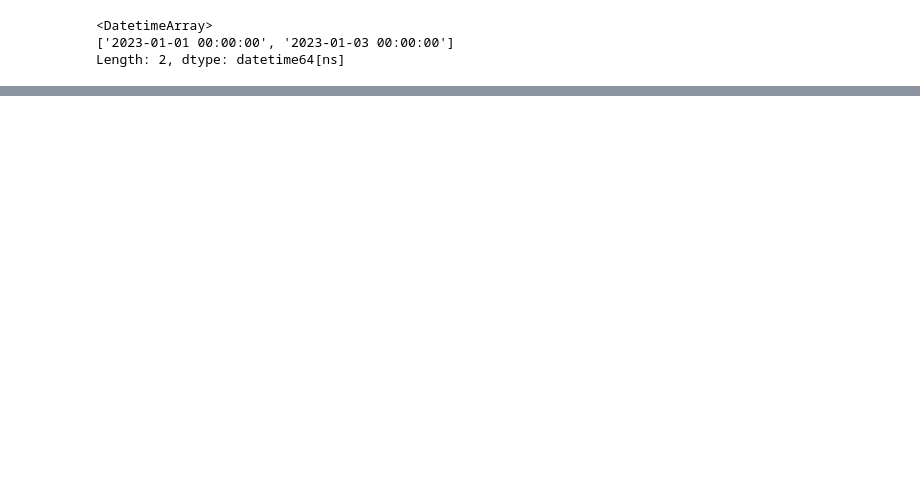
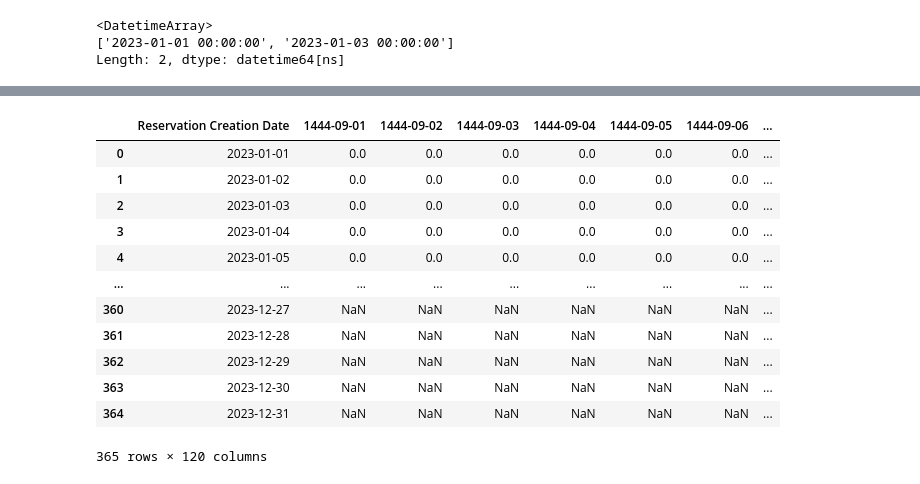
Before and after one commit to Ziadmohamed345/k2s-hotel-reservation, a Jupyter notebook: util-res.ipynb, the cells around one changed output, grey strips where cells are left out. Saved outputs shown, nothing was run; the diff lists cells and outputs as text; code cells hidden in the pictures; blank space fills up the shorter version.

Commit message:
finished data preparation (on DUMMY DATA) for cash-flow and util-res

```diff
--- a/util-res.ipynb
+++ b/util-res.ipynb
@@ -61,7 +66,7 @@ for index, row in df.iterrows():
     check_in_date_hijri = row['Hijri Check-in Date']
     check_out_date_hijri = row['Hijri Check-out Date']
     target_start_day_hijri_temp = Hijri(check_in_date_hijri.year, target_start_day_hijri.month, target_start_day_hijri.day)
-    target_end_day_hijri_temp = Hijri(check_out_date_hijri.year, target_end_day_hijri.month, target_end_day_hijri.day)
+    target_end_day_hijri_temp = Hijri(check_out_date_hijri.year + is_different_year, target_end_day_hijri.month, target_end_day_hijri.day)
 
 
 
@@ -106,3 +111,7 @@ filtered_df
 | 22 | 6 | 2023-01-03 | 2023-04-21 | 2023-04-27 | ... |
 | 23 | 6 | 2023-01-03 | 2023-04-21 | 2023-04-27 | ... |
 | 24 | 6 | 2023-01-03 | 2023-04-21 | 2023-04-27 | ... |
+# %%
+numeric_columns = [col for col in filtered_df.columns if 'date' not in col.lower()]
+filtered_df[numeric_columns] = filtered_df[numeric_columns].apply(pd.to_numeric, errors='coerce').astype('Int64')
+filtered_df.dtypes
@@ -114,11 +136,22 @@ ucdts
 ['2023-01-01 00:00:00', '2023-01-03 00:00:00']
 Length: 2, dtype: datetime64[ns]
 # %%
-# Create the initial dataframe array
 def get_cr_dates_per_year(df):
-    '''
-    cr <=> creation date
-    '''
+    """
+    Retrieve a list of dataframe arrays containing reservation creation dates grouped by year.
+
+    Parameters:
+        df (pandas.DataFrame): The initial dataframe.
+
+    Returns:
+        list: A list of dataframe arrays, where each array contains reservation creation dates for a specific year.
+
+    Example:
+        >>> df = pd.DataFrame({'Reservation Creation Date (MM-DD-YYYY)': ['01-01-2022', '01-02-2022', '01-01-2023', '01-02-2023']})
+        >>> cr_dates_per_year = get_cr_dates_per_year(df)
+        >>> print(cr_dates_per_year)
+        [['01-01-2022', '01-02-2022'], ['01-01-2023', '01-02-2023']]
+    """
     df = df.copy()
     # Group the dataframe array by year
     grouped = df.groupby(df['Reservation Creation Date (MM-DD-YYYY)'].dt.year)
@@ -229,0 +246,16 @@ print(reservation_df)
+# %%
+target_dates_accum_history_dfs = target_dates_history_dfs.copy()
+for tdacc_df in target_dates_accum_history_dfs:
+    # cumulatively add each row to the row below it
+    tdacc_df.fillna(0, inplace=True)
+    tdacc_df[tdacc_df.columns[1:]] = tdacc_df[tdacc_df.columns[1:]].cumsum()
+
+    # when reaching the row where "Reservation Creation Date" is equal to the Column date,
+    # fill that column's remaining rows (after that row) with 0s
+    for i, column_hijri in enumerate(tdacc_df.columns):
+        if not isinstance(column_hijri, Hijri):
+            continue
+        matching_dates_row_idx = tdacc_df.loc[tdacc_df['Reservation Creation Date']==hijri_to_greg(column_hijri)].index[0]
+        if matching_dates_row_idx == len(tdacc_df)-1:
+            continue
+        tdacc_df.iloc[matching_dates_row_idx+1:, i] = np.nan
@@ -229,0 +266,16 @@ print(reservation_df)
+# %%
+target_dates_accum_history_dfs[0]
+# %% [output]
+|  | Reservation Creation Date | 1444-09-01 | 1444-09-02 | 1444-09-03 | 1444-09-04 | 1444-09-05 | 1444-09-06 | ... |
+| 0 | 2023-01-01 | 0.0 | 0.0 | 0.0 | 0.0 | 0.0 | 0.0 | ... |
+| 1 | 2023-01-02 | 0.0 | 0.0 | 0.0 | 0.0 | 0.0 | 0.0 | ... |
+| 2 | 2023-01-03 | 0.0 | 0.0 | 0.0 | 0.0 | 0.0 | 0.0 | ... |
+| 3 | 2023-01-04 | 0.0 | 0.0 | 0.0 | 0.0 | 0.0 | 0.0 | ... |
+| 4 | 2023-01-05 | 0.0 | 0.0 | 0.0 | 0.0 | 0.0 | 0.0 | ... |
+| ... | ... | ... | ... | ... | ... | ... | ... | ... |
+| 360 | 2023-12-27 | NaN | NaN | NaN | NaN | NaN | NaN | ... |
+| 361 | 2023-12-28 | NaN | NaN | NaN | NaN | NaN | NaN | ... |
+| 362 | 2023-12-29 | NaN | NaN | NaN | NaN | NaN | NaN | ... |
+| 363 | 2023-12-30 | NaN | NaN | NaN | NaN | NaN | NaN | ... |
+| 364 | 2023-12-31 | NaN | NaN | NaN | NaN | NaN | NaN | ... |
+365 rows × 120 columns
```
Also changed, not shown: parts of 9 cells of this notebook, 1 other file.
